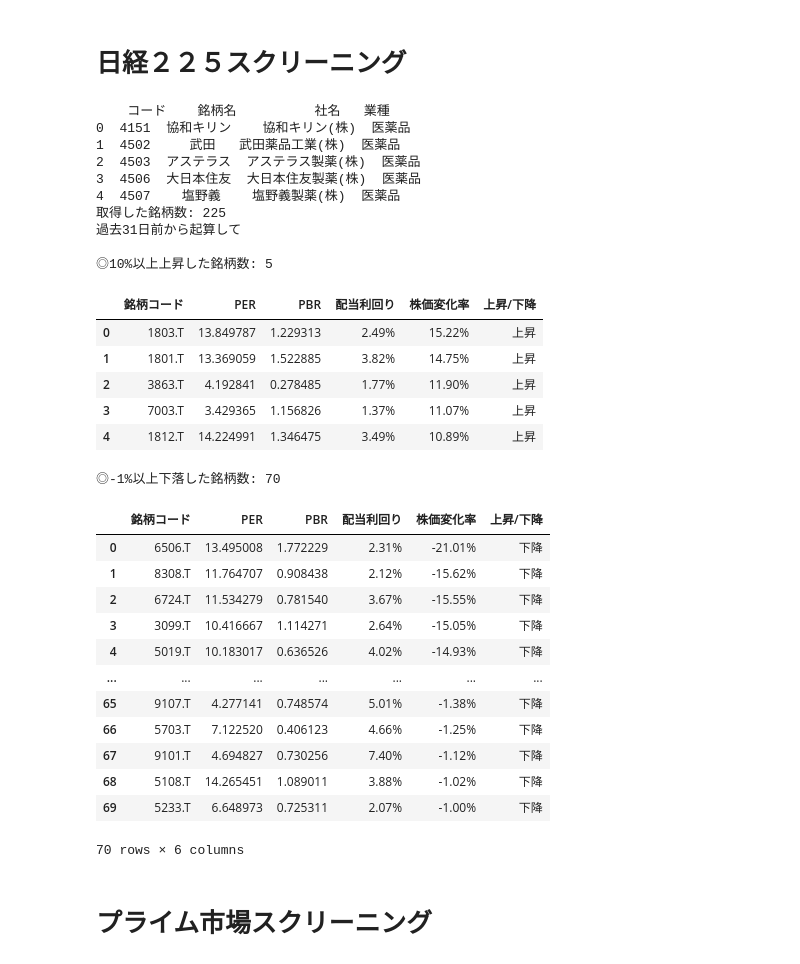
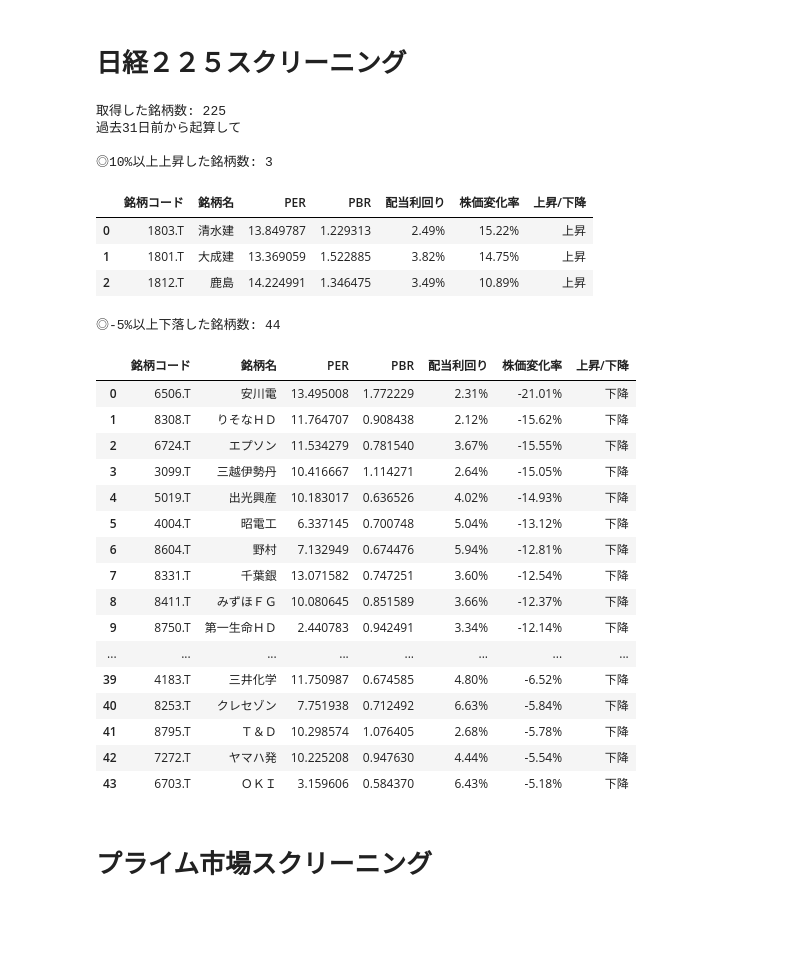
Before and after one commit to acrossariver/my_gcola, a Jupyter notebook: 自作スクリーニング.ipynb, the cells around one changed output. Drawn from its saved outputs; the diff is of its cells as text; code cells hidden in the pictures; blank space fills up the shorter version.

```diff
--- a/自作スクリーニング.ipynb
+++ b/自作スクリーニング.ipynb
@@ -10,11 +10,11 @@ import requests
 import time
 
 # 検索条件
-MAX_PER = 15  # 20倍
-MAX_PBR = 3.0  # 2.0以下
+MAX_PER = 15  # 15倍
+MAX_PBR = 3.0  # 3.0以下
 MIN_UP_CHANGE_RATE = 0.10  # 10%以上の上昇
-MIN_DOWN_CHANGE_RATE = -0.01  # 5%以上の下落
-MIN_DIVIDEND_YIELD = 1.00  # 1%以上の配当利回り
+MIN_DOWN_CHANGE_RATE = -0.05  # 5%以上の下落
+MIN_DIVIDEND_YIELD = 2.00  # 2%以上の配当利回り
 DAYS = 31 #過去何日から起算しての変化率か？
 
 import pandas as pd
@@ -31,7 +31,7 @@ def get_nikkei225_tickers():
         return []
 
     # データフレームの内容を確認
-    print(df.head())  # 最初の5行を表示
+    #print(df.head())  # 最初の5行を表示
 
     # 銘柄コードを抽出し、'.T'を追加
     tickers = df['コード'].astype(str).apply(lambda x: x + '.T').tolist()
@@ -110,60 +110,56 @@ df_name_map = df_name_map[['銘柄コード', '銘柄名']]
 
 # 上昇銘柄のデータフレーム
 df_up = pd.DataFrame(up_results)
 df_up = pd.merge(df_up, df_name_map, on='銘柄コード', how='left')
 
 # 表示順を調整（銘柄コードと銘柄名を先頭に）
 columns = ['銘柄コード', '銘柄名'] + [col for col in df_up.columns if col not in ['銘柄コード', '銘柄名']]
 df_up = df_up[columns]
 
 print(f"\n◎{MIN_UP_CHANGE_RATE * 100:.0f}%以上上昇した銘柄数: {len(df_up)}")
 df_up = df_up.sort_values(by="株価変化率", ascending=False).reset_index(drop=True)
 display(df_up)
 
 # 下落銘柄のデータフレーム
 df_down = pd.DataFrame(down_results)
 df_down['株価変化率_num'] = df_down['株価変化率'].str.replace('%', '').astype(float)
 df_down = df_down.sort_values(by="株価変化率_num").reset_index(drop=True)
 df_down = df_down.drop(columns=["株価変化率_num"])
 
 df_down = pd.merge(df_down, df_name_map, on='銘柄コード', how='left')
 
 columns = ['銘柄コード', '銘柄名'] + [col for col in df_down.columns if col not in ['銘柄コード', '銘柄名']]
 df_down = df_down[columns]
 
 print(f"\n◎{MIN_DOWN_CHANGE_RATE * 100:.0f}%以上下落した銘柄数: {len(df_down)}")
 display(df_down)
 # %% [output]
-    コード    銘柄名          社名   業種
-0  4151  協和キリン    協和キリン(株)  医薬品
-1  4502     武田   武田薬品工業(株)  医薬品
-2  4503  アステラス  アステラス製薬(株)  医薬品
-3  4506  大日本住友  大日本住友製薬(株)  医薬品
-4  4507    塩野義    塩野義製薬(株)  医薬品
 取得した銘柄数: 225
 過去31日前から起算して
 
-◎10%以上上昇した銘柄数: 5
+◎10%以上上昇した銘柄数: 3
-|  | 銘柄コード | PER | PBR | 配当利回り | 株価変化率 | 上昇/下降 |
-| 0 | 1803.T | 13.849787 | 1.229313 | 2.49% | 15.22% | 上昇 |
-| 1 | 1801.T | 13.369059 | 1.522885 | 3.82% | 14.75% | 上昇 |
-| 2 | 3863.T | 4.192841 | 0.278485 | 1.77% | 11.90% | 上昇 |
-| 3 | 7003.T | 3.429365 | 1.156826 | 1.37% | 11.07% | 上昇 |
-| 4 | 1812.T | 14.224991 | 1.346475 | 3.49% | 10.89% | 上昇 |
+|  | 銘柄コード | 銘柄名 | PER | PBR | 配当利回り | 株価変化率 | 上昇/下降 |
+| 0 | 1803.T | 清水建 | 13.849787 | 1.229313 | 2.49% | 15.22% | 上昇 |
+| 1 | 1801.T | 大成建 | 13.369059 | 1.522885 | 3.82% | 14.75% | 上昇 |
+| 2 | 1812.T | 鹿島 | 14.224991 | 1.346475 | 3.49% | 10.89% | 上昇 |
-◎-1%以上下落した銘柄数: 70
+◎-5%以上下落した銘柄数: 44
-|  | 銘柄コード | PER | PBR | 配当利回り | 株価変化率 | 上昇/下降 |
-| 0 | 6506.T | 13.495008 | 1.772229 | 2.31% | -21.01% | 下降 |
-| 1 | 8308.T | 11.764707 | 0.908438 | 2.12% | -15.62% | 下降 |
-| 2 | 6724.T | 11.534279 | 0.781540 | 3.67% | -15.55% | 下降 |
-| 3 | 3099.T | 10.416667 | 1.114271 | 2.64% | -15.05% | 下降 |
-| 4 | 5019.T | 10.183017 | 0.636526 | 4.02% | -14.93% | 下降 |
-| ... | ... | ... | ... | ... | ... | ... |
-| 65 | 9107.T | 4.277141 | 0.748574 | 5.01% | -1.38% | 下降 |
-| 66 | 5703.T | 7.122520 | 0.406123 | 4.66% | -1.25% | 下降 |
-| 67 | 9101.T | 4.694827 | 0.730256 | 7.40% | -1.12% | 下降 |
-| 68 | 5108.T | 14.265451 | 1.089011 | 3.88% | -1.02% | 下降 |
-| 69 | 5233.T | 6.648973 | 0.725311 | 2.07% | -1.00% | 下降 |
+|  | 銘柄コード | 銘柄名 | PER | PBR | 配当利回り | 株価変化率 | 上昇/下降 |
+| 0 | 6506.T | 安川電 | 13.495008 | 1.772229 | 2.31% | -21.01% | 下降 |
+| 1 | 8308.T | りそなＨＤ | 11.764707 | 0.908438 | 2.12% | -15.62% | 下降 |
+| 2 | 6724.T | エプソン | 11.534279 | 0.781540 | 3.67% | -15.55% | 下降 |
+| 3 | 3099.T | 三越伊勢丹 | 10.416667 | 1.114271 | 2.64% | -15.05% | 下降 |
+| 4 | 5019.T | 出光興産 | 10.183017 | 0.636526 | 4.02% | -14.93% | 下降 |
+| 5 | 4004.T | 昭電工 | 6.337145 | 0.700748 | 5.04% | -13.12% | 下降 |
+| 6 | 8604.T | 野村 | 7.132949 | 0.674476 | 5.94% | -12.81% | 下降 |
+| 7 | 8331.T | 千葉銀 | 13.071582 | 0.747251 | 3.60% | -12.54% | 下降 |
+| 8 | 8411.T | みずほＦＧ | 10.080645 | 0.851589 | 3.66% | -12.37% | 下降 |
+| 9 | 8750.T | 第一生命ＨＤ | 2.440783 | 0.942491 | 3.34% | -12.14% | 下降 |
+| ... | ... | ... | ... | ... | ... | ... | ... |
+| 39 | 4183.T | 三井化学 | 11.750987 | 0.674585 | 4.80% | -6.52% | 下降 |
+| 40 | 8253.T | クレセゾン | 7.751938 | 0.712492 | 6.63% | -5.84% | 下降 |
+| 41 | 8795.T | Ｔ＆Ｄ | 10.298574 | 1.076405 | 2.68% | -5.78% | 下降 |
+| 42 | 7272.T | ヤマハ発 | 10.225208 | 0.947630 | 4.44% | -5.54% | 下降 |
+| 43 | 6703.T | ＯＫＩ | 3.159606 | 0.584370 | 6.43% | -5.18% | 下降 |
-70 rows × 6 columns
 # %% [markdown]
 # プライム市場スクリーニング
 # %%
```
Also changed, not shown: parts of 1 cell of this notebook.
